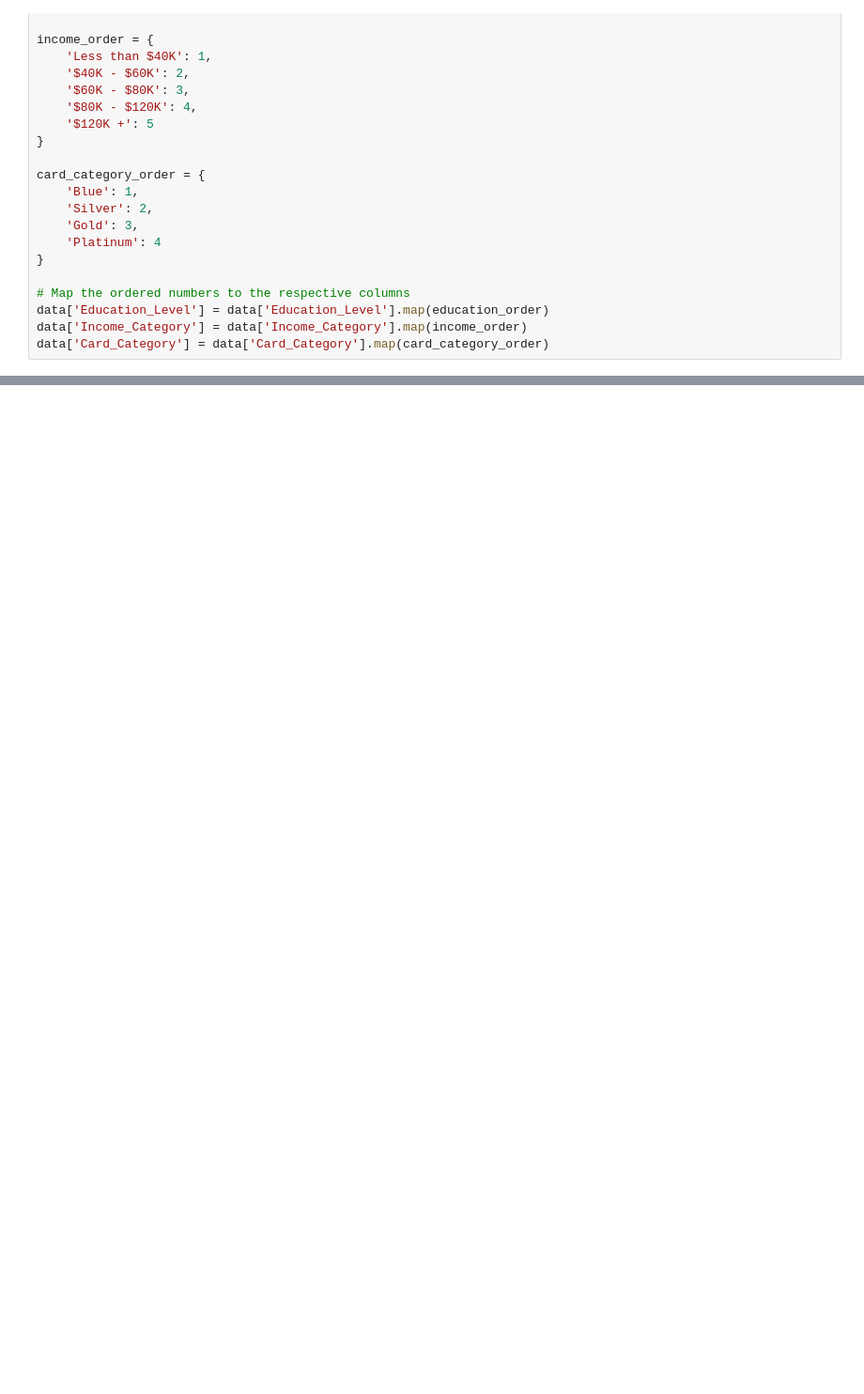
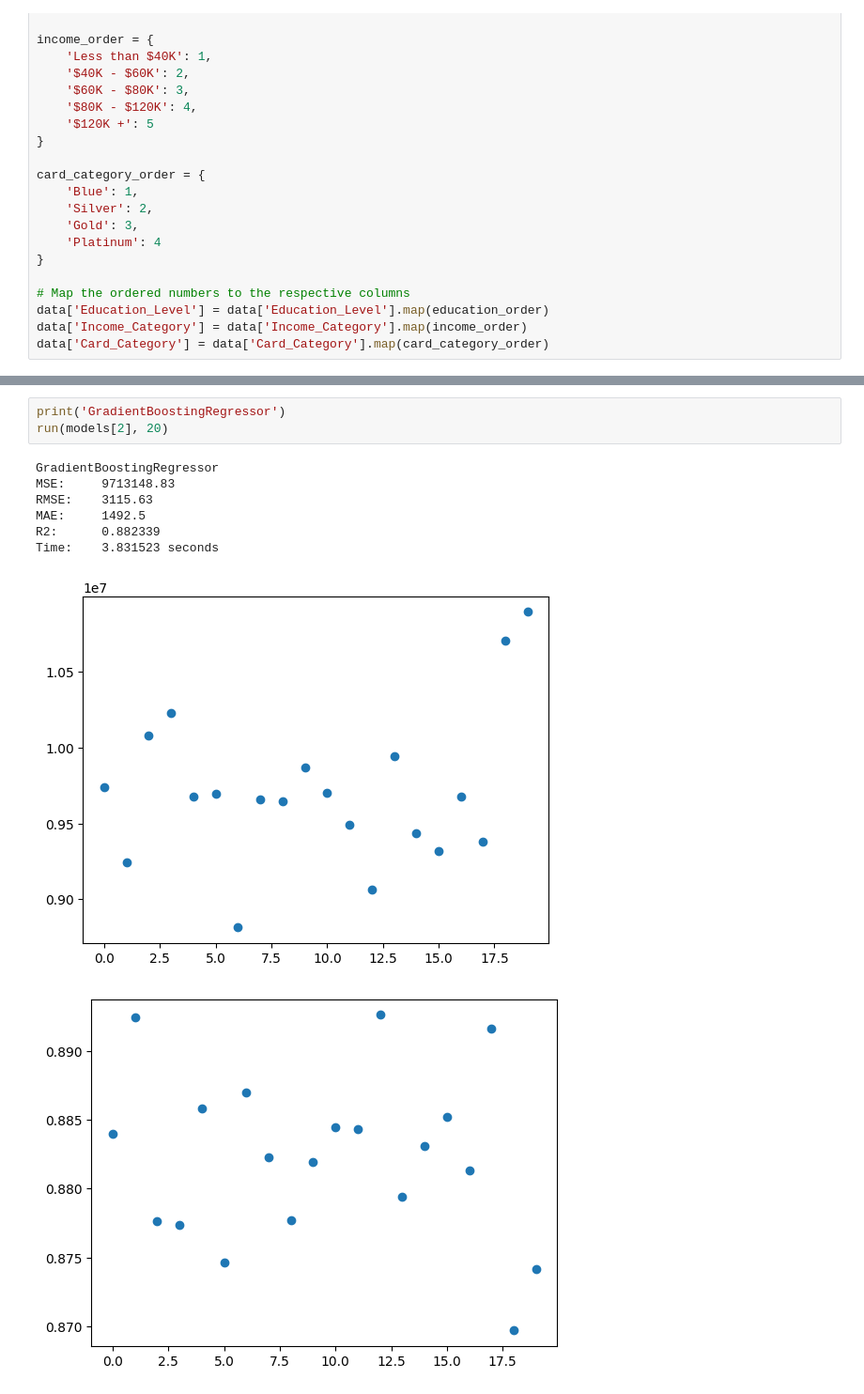
Before and after one commit to MohammadMazrouei/Credit_Prediction, a Jupyter notebook: credit_prediction.ipynb, the cells around one changed output, grey strips where cells are left out. Shown at 94% size. Saved outputs shown, nothing was run; the diff lists cells and outputs as text; blank space fills up the shorter version.

```diff
--- a/credit_prediction.ipynb
+++ b/credit_prediction.ipynb
@@ -195,0 +210,12 @@ for model in models:
+# %%
+print('GradientBoostingRegressor')
+run(models[2], 20)
+# %% [output]
+GradientBoostingRegressor
+MSE:     9713148.83
+RMSE:    3115.63
+MAE:     1492.5
+R2:      0.882339
+Time:    3.831523 seconds
+[figure, added]
+[figure, added]
```
Also changed, not shown: parts of 13 cells of this notebook.
